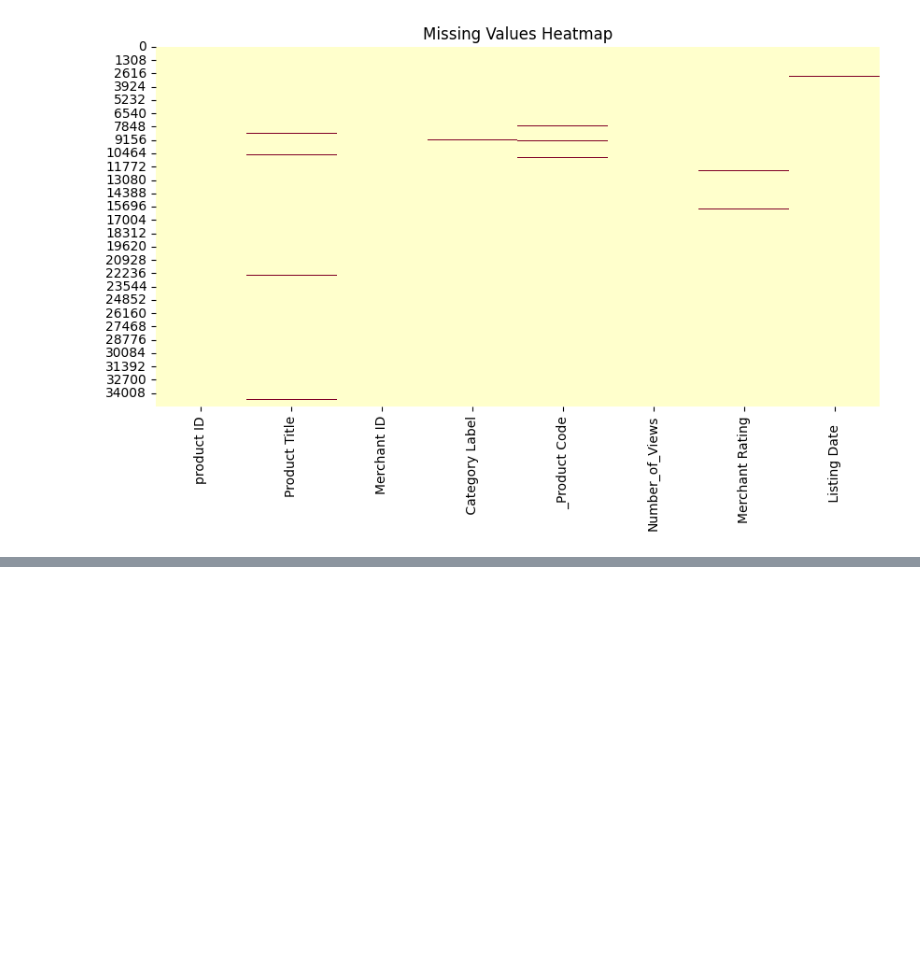
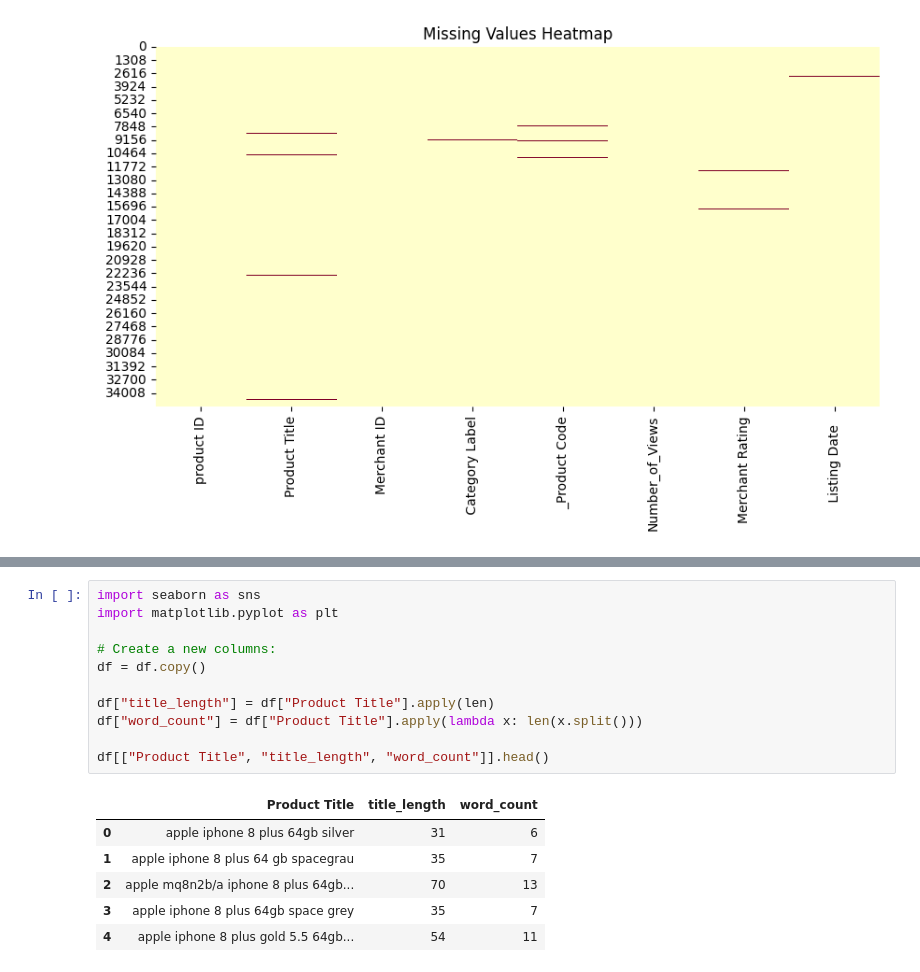
Before and after one commit to Bojan971/ml-product-category-classifier-project, a Jupyter notebook: notebooks/product_category_classification.ipynb, the cells around one changed output, grey strips where cells are left out. Drawn from its saved outputs; the diff is of its cells as text; blank space fills up the shorter version.

```diff
--- a/notebooks/product_category_classification.ipynb
+++ b/notebooks/product_category_classification.ipynb
@@ -92,0 +132,18 @@ plt.show()
+# %%
+import seaborn as sns
+import matplotlib.pyplot as plt
+
+# Create a new columns:
+df = df.copy()
+
+df["title_length"] = df["Product Title"].apply(len)
+df["word_count"] = df["Product Title"].apply(lambda x: len(x.split()))
+
+df[["Product Title", "title_length", "word_count"]].head()
+# %% [output]
+|  | Product Title | title_length | word_count |
+| 0 | apple iphone 8 plus 64gb silver | 31 | 6 |
+| 1 | apple iphone 8 plus 64 gb spacegrau | 35 | 7 |
+| 2 | apple mq8n2b/a iphone 8 plus 64gb... | 70 | 13 |
+| 3 | apple iphone 8 plus 64gb space grey | 35 | 7 |
+| 4 | apple iphone 8 plus gold 5.5 64gb... | 54 | 11 |
```
Also changed, not shown: parts of 7 cells of this notebook.
